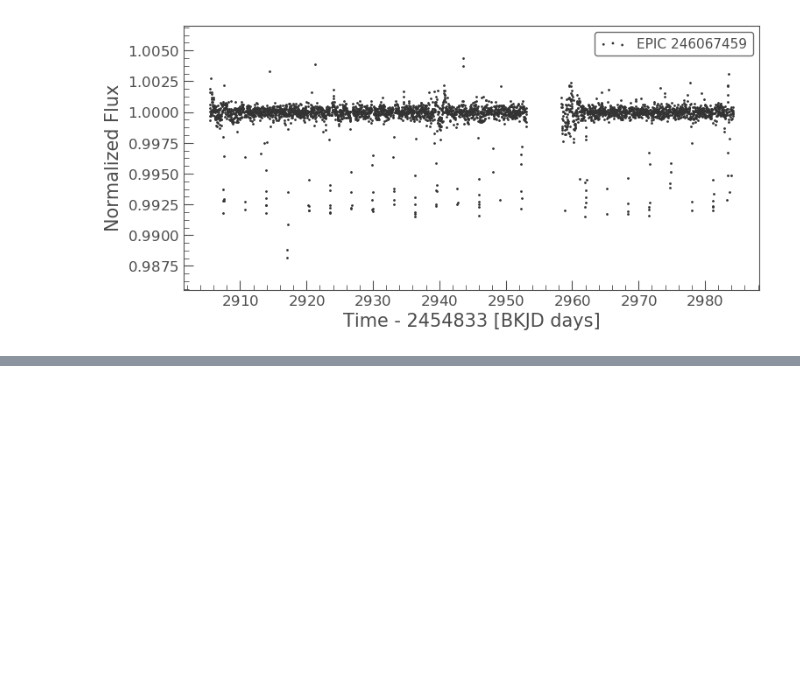
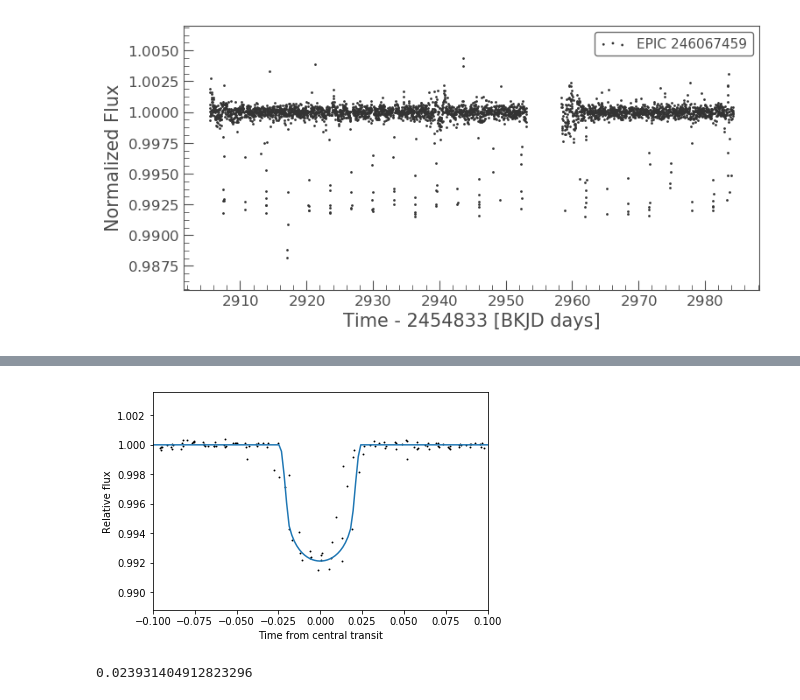
Before and after one commit to PierricJoulot/Astronomy, a Jupyter notebook: Lightcurves/EPIC246067459/EPIC246067459.ipynb, the cells around one changed output, grey strips where cells are left out. Cells and saved outputs as stored; diff of their text form; code cells hidden in the pictures; blank space fills up the shorter version.

```diff
--- a/Lightcurves/EPIC246067459/EPIC246067459.ipynb
+++ b/Lightcurves/EPIC246067459/EPIC246067459.ipynb
@@ -101,0 +97,35 @@ R_planet*11.2
+# %%
+import batman
+
+params = batman.TransitParams()
+params.t0 = 0                     #time of inferior conjunction
+params.per = abs(lc_transit[-1].phase - lc_transit[0].phase)                      #orbital period
+params.rp = 0.083790                     #planet radius (in units of stellar radii)
+params.a = 6.099077                     #semi-major axis (in units of stellar radii)
+params.inc = 84.603981                   #orbital inclination (in degrees)
+params.ecc = 0.                      #eccentricity
+params.w = 90.                       #longitude of periastron (in degrees)
+params.u = [0.450655, 0.238882]                #limb darkening coefficients [u1, u2]
+params.limb_dark = "quadratic"
+
+t = np.linspace(lc_transit[0].phase, lc_transit[-1].phase, len(lc_transit.flux))    #where the transit is
+
+m = batman.TransitModel(params, t)    #initializes model
+flux = m.light_curve(params)  #calculates light curve
+
+plt.scatter(lc_transit.time, lc_transit.flux, s=.8, c='k')
+plt.plot(t, flux)
+plt.xlim([-0.1, 0.1]);
+plt.xlabel("Time from central transit")
+plt.ylabel("Relative flux")
+plt.show()
+
+diff = 0
+
+for i in range(0,len(flux)):
+            diff += 100*abs(lc_transit.flux[i]-flux[i])
+
+diff/len(flux)
+# %% [output]
+[figure, added]
+0.023931404912823296
```
Also changed, not shown: parts of 9 cells of this notebook, 11 other files.
